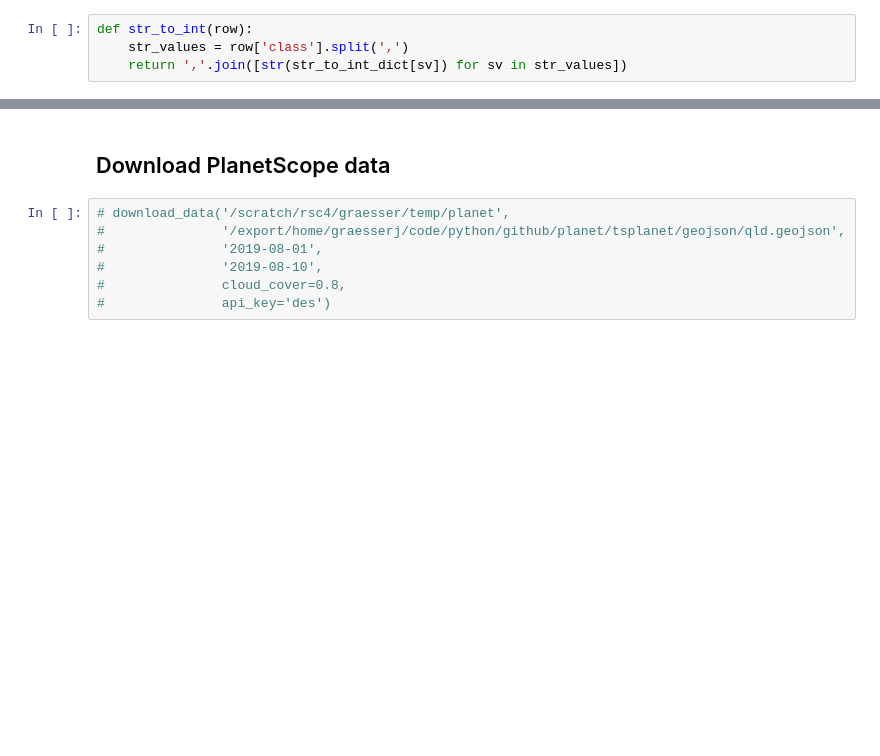
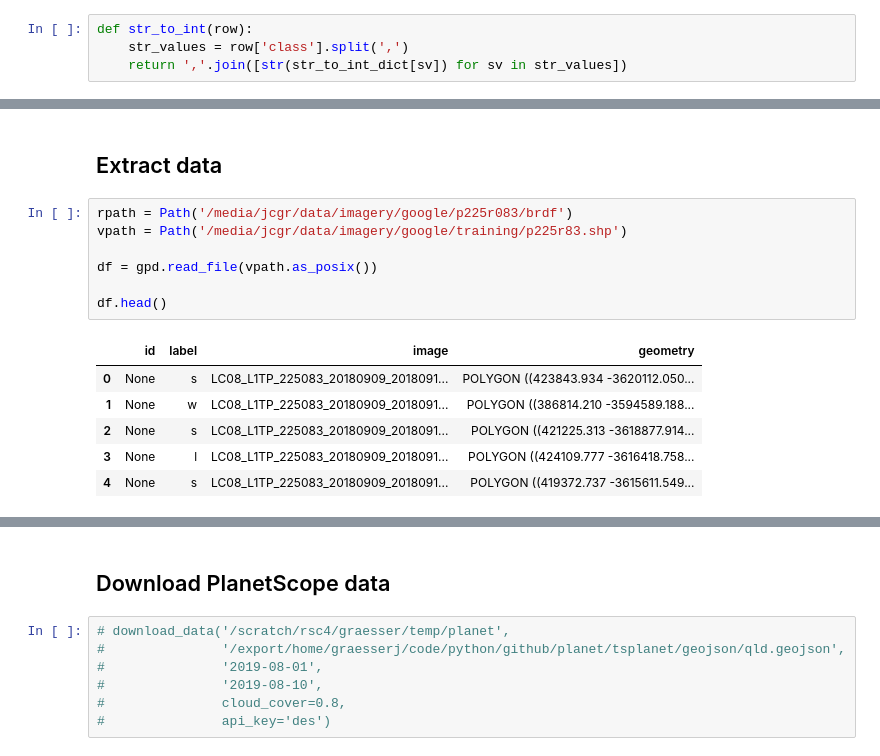
Before and after one commit to jgrss/geowombat, a Jupyter notebook: notebooks/clouds.ipynb, the cells around one changed output, grey strips where cells are left out. Drawn from its saved outputs; the diff is of its cells as text; blank space fills up the shorter version.

```diff
--- a/notebooks/clouds.ipynb
+++ b/notebooks/clouds.ipynb
@@ -82,0 +106,16 @@ def array_to_dict(*args):
+# %% [markdown]
+## Extract data
+# %%
+rpath = Path('/media/jcgr/data/imagery/google/p225r083/brdf')
+vpath = Path('/media/jcgr/data/imagery/google/training/p225r83.shp')
+
+df = gpd.read_file(vpath.as_posix())
+
+df.head()
+# %% [output]
+|  | id | label | image | geometry |
+| 0 | None | s | LC08_L1TP_225083_20180909_2018091... | POLYGON ((423843.934 -3620112.050... |
+| 1 | None | w | LC08_L1TP_225083_20180909_2018091... | POLYGON ((386814.210 -3594589.188... |
+| 2 | None | s | LC08_L1TP_225083_20180909_2018091... | POLYGON ((421225.313 -3618877.914... |
+| 3 | None | l | LC08_L1TP_225083_20180909_2018091... | POLYGON ((424109.777 -3616418.758... |
+| 4 | None | s | LC08_L1TP_225083_20180909_2018091... | POLYGON ((419372.737 -3615611.549... |
```
Also changed, not shown: parts of 25 cells of this notebook, 1 other file.
